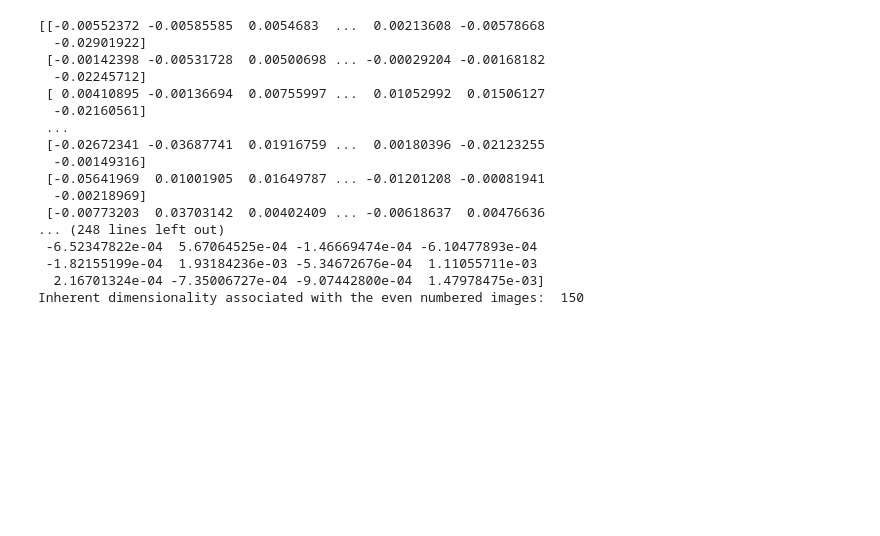
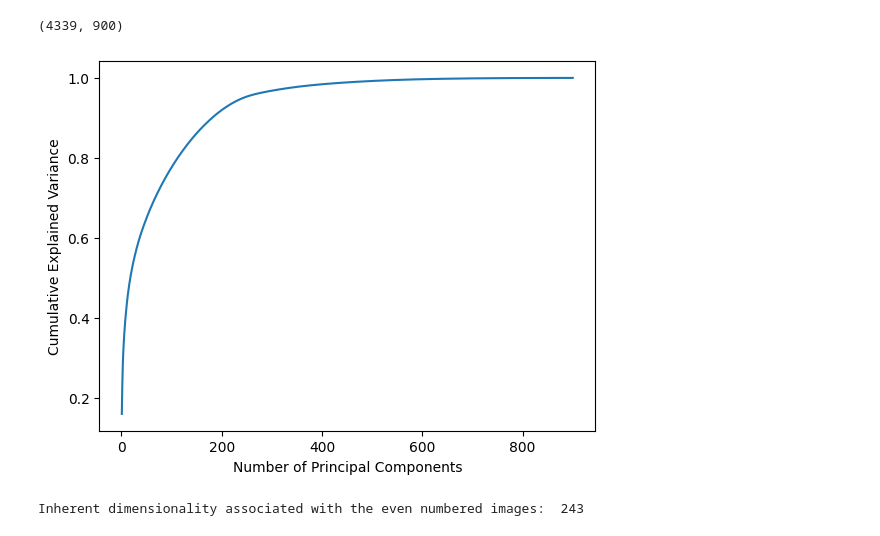
Before and after one commit to 20kaushik02/CSE515_MWDB_Project, a Jupyter notebook: Phase 3/phase3_task0a.ipynb, the cells around one changed output. Drawn from its saved outputs; the diff is of its cells as text; code cells hidden in the pictures; blank space fills up the shorter version.

```diff
--- a/Phase 3/phase3_task0a.ipynb
+++ b/Phase 3/phase3_task0a.ipynb
@@ -40,30 +42,3 @@ def pca_inherent_dimensionality(data, threshold):
     #significant_eigenvalues = sorted_eigenvectors[sorted_indices][eigenvalues > threshold]
 
     return inherent_dimensionality
-# %%
-# Retrieve all feature spaces from the database
-data = []
-for document in fd_collection.find():
-    feature_space = document["resnet_fd"]
-    data.append(feature_space)
-
-threshold=1e-3
-print("Inherent dimensionality associated with the even numbered images: ", pca_inherent_dimensionality(data, threshold))
-# %% [output]
-[[-0.00552372 -0.00585585  0.0054683  ...  0.00213608 -0.00578668
-  -0.02901922]
- [-0.00142398 -0.00531728  0.00500698 ... -0.00029204 -0.00168182
-  -0.02245712]
- [ 0.00410895 -0.00136694  0.00755997 ...  0.01052992  0.01506127
-  -0.02160561]
- ...
- [-0.02672341 -0.03687741  0.01916759 ...  0.00180396 -0.02123255
-  -0.00149316]
- [-0.05641969  0.01001905  0.01649787 ... -0.01201208 -0.00081941
-  -0.00218969]
- [-0.00773203  0.03703142  0.00402409 ... -0.00618637  0.00476636
-... (248 lines left out)
- -6.52347822e-04  5.67064525e-04 -1.46669474e-04 -6.10477893e-04
- -1.82155199e-04  1.93184236e-03 -5.34672676e-04  1.11055711e-03
-  2.16701324e-04 -7.35006727e-04 -9.07442800e-04  1.47978475e-03]
-Inherent dimensionality associated with the even numbered images:  150
@@ -69,0 +67,33 @@ Inherent dimensionality associated with the even numbered images:  150
+# %%
+# Retrieve all feature spaces from the database
+cm_data = []
+hog_data = []
+layer3_data = []
+avgpool_data = []
+fc_data = []
+resnet_data = []
+for document in fd_collection.find():
+    cm_data.append(document["cm_fd"])
+    hog_data.append(document["hog_fd"])
+    avgpool_data.append(document["avgpool_fd"])
+    layer3_data.append(document["layer3_fd"])
+    fc_data.append(document["fc_fd"])
+    resnet_data.append(document["resnet_fd"])
+# %%
+cm_data = np.array(cm_data)
+hog_data = np.array(hog_data)
+avgpool_data = np.array(avgpool_data)
+layer3_data = np.array(layer3_data)
+fc_data = np.array(fc_data)
+resnet_data = np.array(resnet_data)
+# %%
+library_pca_inherent_dimensionality(cm_data)
+# %% [output]
+(4339, 900)
+[figure, added]
+# %%
+threshold=0.95
+cm_dimensionality = pca_inherent_dimensionality(cm_data, threshold)
+print("Inherent dimensionality associated with the even numbered images: ", cm_dimensionality)
+# %% [output]
+Inherent dimensionality associated with the even numbered images:  243
```
Also changed, not shown: parts of 12 cells of this notebook.
